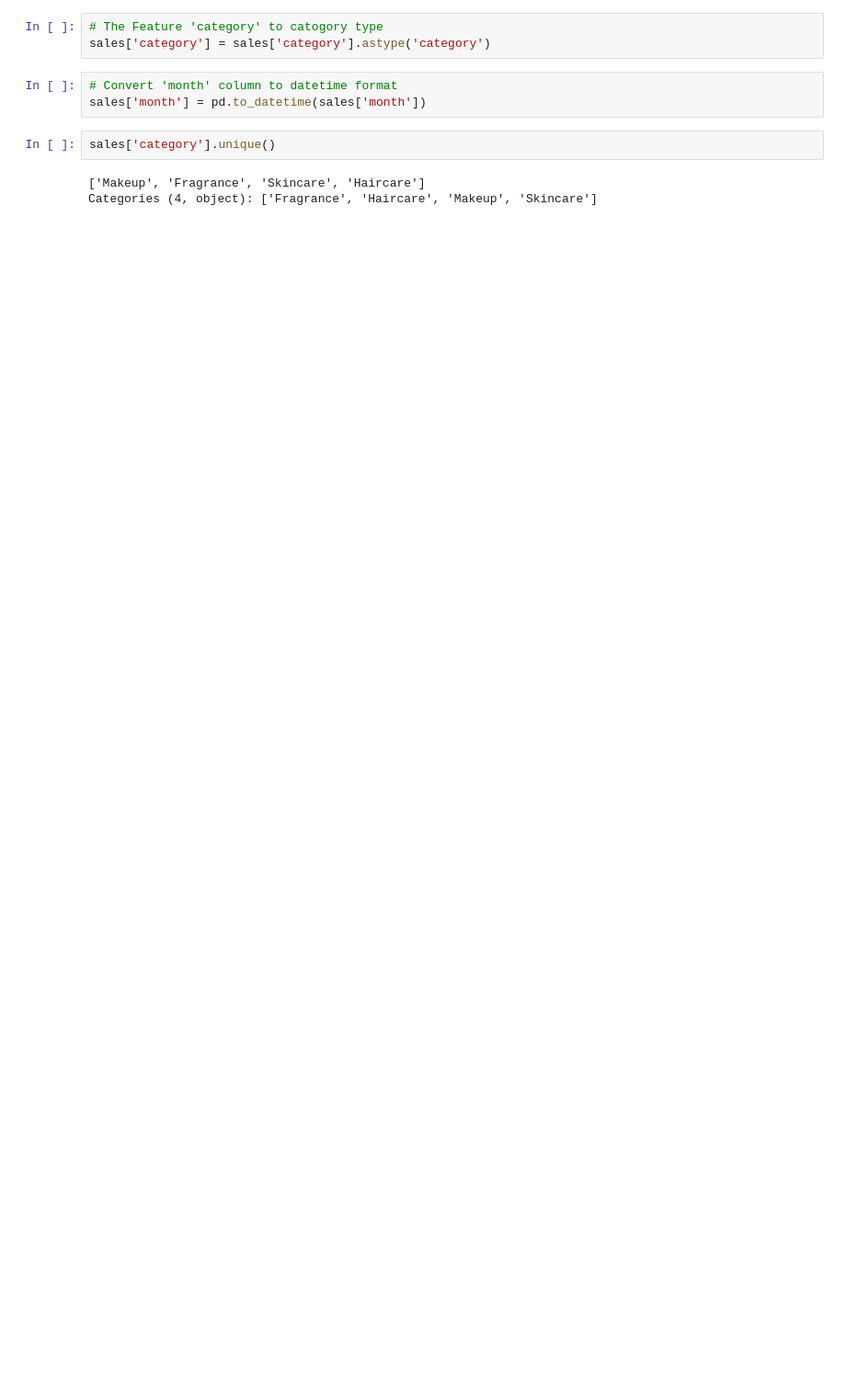
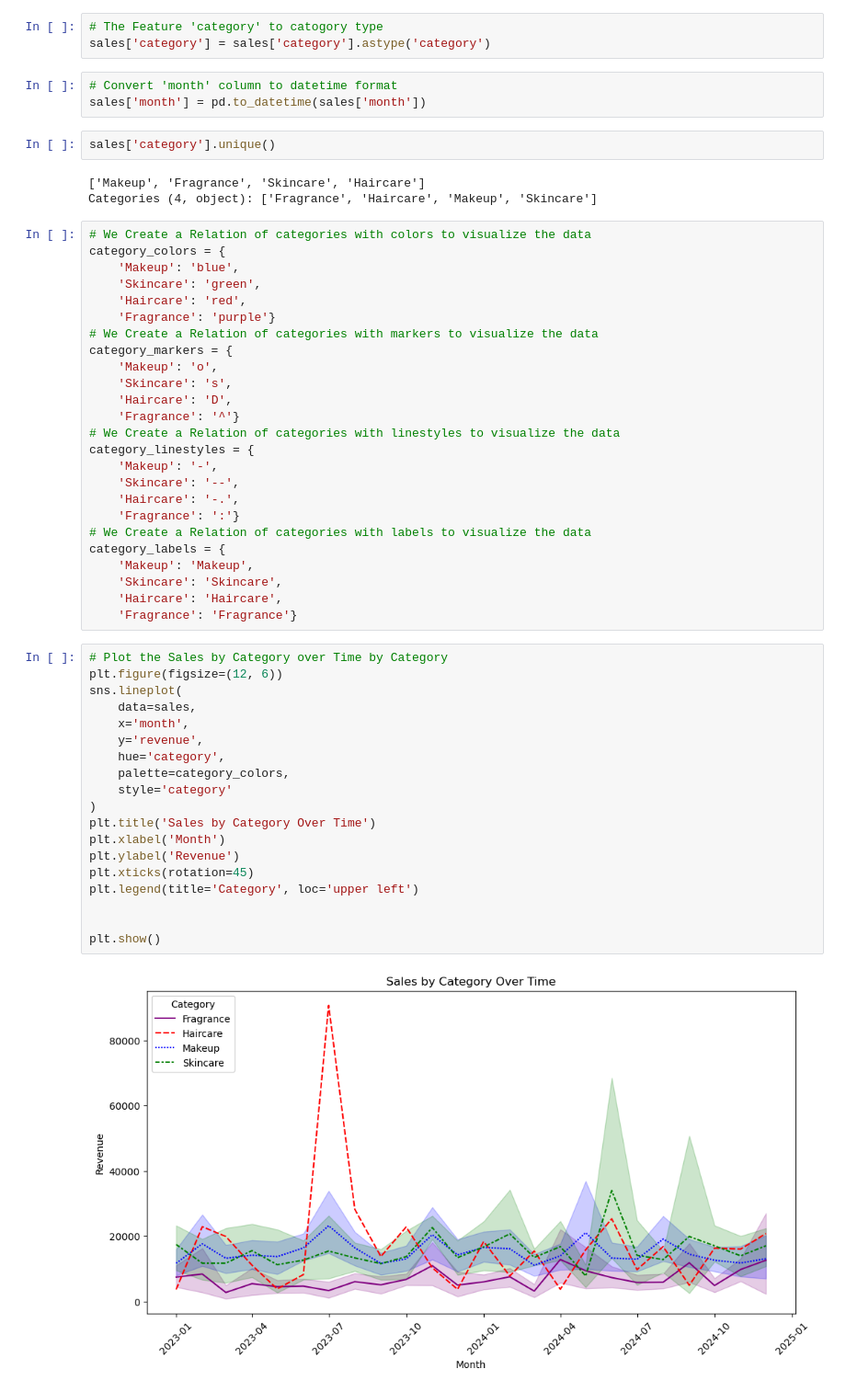
Before and after one commit to MiguelAAR10/DS_Associate_DataCamp, a Jupyter notebook: Intro_Stats/notebooks/01_summary_statistics.ipynb, the cells around one changed output. Shown at 92% size. Saved outputs shown, nothing was run; the diff lists cells and outputs as text; blank space fills up the shorter version.

```diff
--- a/Intro_Stats/notebooks/01_summary_statistics.ipynb
+++ b/Intro_Stats/notebooks/01_summary_statistics.ipynb
@@ -55,3 +67,49 @@ sales['category'].unique()
 # %% [output]
 ['Makeup', 'Fragrance', 'Skincare', 'Haircare']
 Categories (4, object): ['Fragrance', 'Haircare', 'Makeup', 'Skincare']
+# %%
+# We Create a Relation of categories with colors to visualize the data
+category_colors = {
+    'Makeup': 'blue',
+    'Skincare': 'green',
+    'Haircare': 'red',
+    'Fragrance': 'purple'}
+# We Create a Relation of categories with markers to visualize the data
+category_markers = {
+    'Makeup': 'o',
+    'Skincare': 's',
+    'Haircare': 'D',
+    'Fragrance': '^'}
+# We Create a Relation of categories with linestyles to visualize the data
+category_linestyles = {
+    'Makeup': '-',
+    'Skincare': '--',
+    'Haircare': '-.',
+    'Fragrance': ':'}
+# We Create a Relation of categories with labels to visualize the data
+category_labels = {
+    'Makeup': 'Makeup',
+    'Skincare': 'Skincare',
+    'Haircare': 'Haircare',
+    'Fragrance': 'Fragrance'}
+# %%
+# Plot the Sales by Category over Time by Category
+plt.figure(figsize=(12, 6))
+sns.lineplot(
+    data=sales,
+    x='month',
+    y='revenue',
+    hue='category',
+    palette=category_colors,
+    style='category'
+)
+plt.title('Sales by Category Over Time')
+plt.xlabel('Month')
+plt.ylabel('Revenue')
+plt.xticks(rotation=45)
+plt.legend(title='Category', loc='upper left')
+
+
+plt.show()
+# %% [output]
+[figure, added]
```
Also changed, not shown: parts of 10 cells of this notebook.
